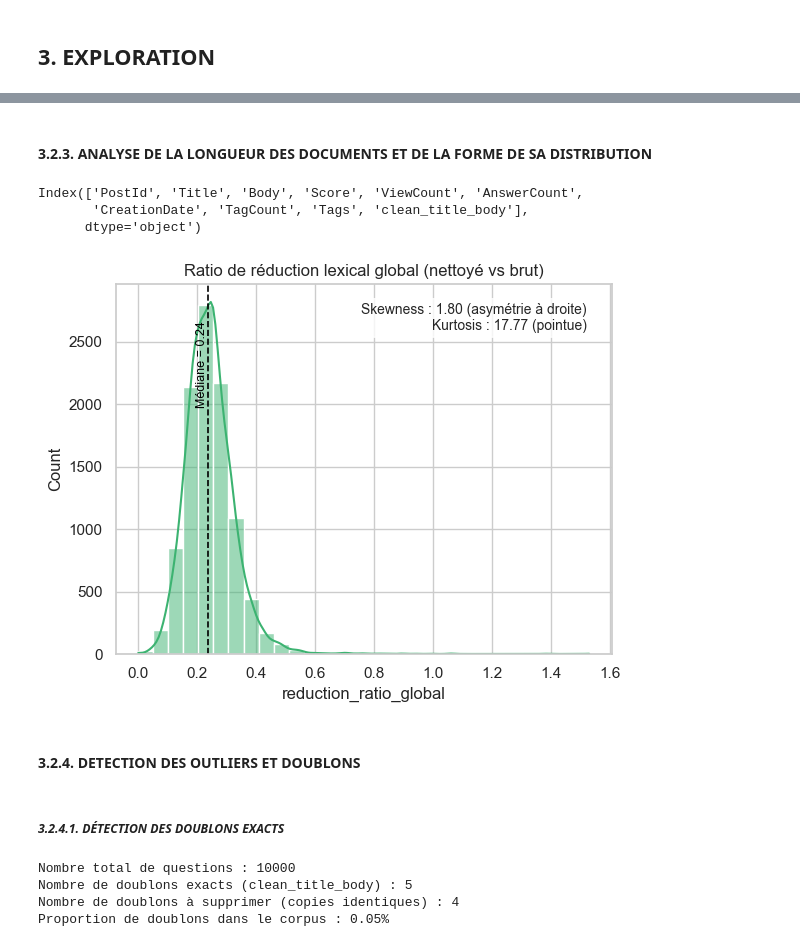
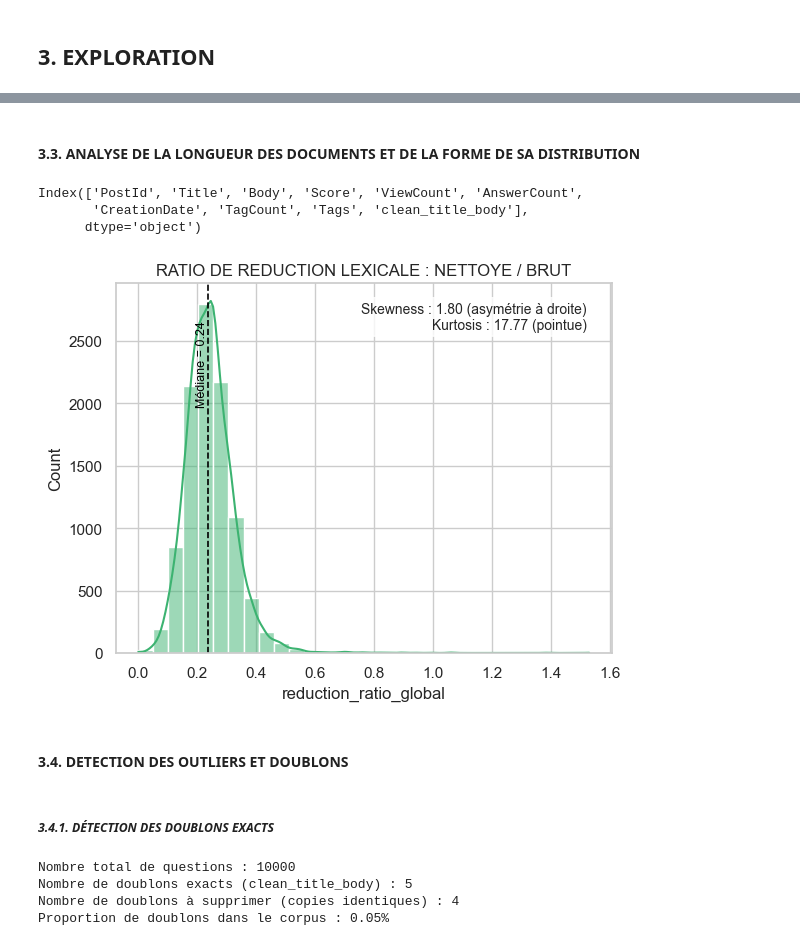
Before and after one commit to QuantumIza/tag-suggester, a Jupyter notebook: notebooks/1_exploration_et_cleaning.ipynb, the cells around one changed output, grey strips where cells are left out. Drawn from its saved outputs; the diff is of its cells as text; code cells hidden in the pictures.

```diff
--- a/notebooks/1_exploration_et_cleaning.ipynb
+++ b/notebooks/1_exploration_et_cleaning.ipynb
@@ -4,31 +4,14 @@
 import os
 print(f"# --- VERIFICATION DU REPERTOIRE COURANT : {os.getcwd()}")
 import sys
-# Remonte d'un niveau pour accéder à src/
+# --- ACCES A SRC
 project_root = os.path.abspath(os.path.join(os.getcwd(), ".."))
 src_path = os.path.join(project_root, "src")
 
-# Ajoute src/ au sys.path
+# A--- JOUT DE src AU sys.path
 if src_path not in sys.path:
     sys.path.append(src_path)
-
-print(f"✅ Chemin ajouté au sys.path : {src_path}")
-
-import os
-
-module_path = os.path.join(src_path, "tags_suggester")
-for root, dirs, files in os.walk(module_path):
-    for file in files:
-        if file.endswith(".py"):
-            full_path = os.path.join(root, file)
-            with open(full_path, "rb") as f:
-                content = f.read()
-                if b"\x00" in content:
-                    print(f"❌ Caractère nul détecté dans : {full_path}")
-                else:
-                    print(f"✅ OK : {full_path}")
-
-
+print(f"# --- CHEMIN AJOUTE AU sys.path : {src_path}")
 import pandas as pd
 import spacy
 import seaborn as sns
@@ -43,7 +26,6 @@ import joblib
 import ast
 from tags_suggester.preprocessing import text_cleaning
 from tags_suggester.preprocessing.text_cleaning import load_tech_terms
-print(load_tech_terms())
 from tags_suggester.eda.eda_analysis import plot_distribution
 # %% [output]
 # --- VERIFICATION DU REPERTOIRE COURANT : d:\machine_learning_training\openclassrooms_projects\05_categorisez_automatiquement_question\notebooks
@@ -742,39 +248,46 @@ eda.generate_wordcloud(
 # %% [markdown]
-#### **3.2.3. ANALYSE DE LA LONGUEUR DES DOCUMENTS ET DE LA FORME DE SA DISTRIBUTION**
+#### **3.3. ANALYSE DE LA LONGUEUR DES DOCUMENTS ET DE LA FORME DE SA DISTRIBUTION**
 # %%
 # -------------------------------------------
 # --- RECHARGEMENT DES MODULES D' EXPLORATION
 # -------------------------------------------
 import importlib
 import tags_suggester.eda.eda_analysis as eda
 importlib.reload(eda)
 
 display(full_explo.columns)
-# 🔹 Reconstruction du texte brut fusionné
+# ---------------------------------------------------------------
+# --- RECONSTRUCTION DU CORPUS BRUT PAR FUSION DE TITLE ET BODY
+# ---------------------------------------------------------------
 full_explo["title_body_raw"] = full_explo["Title"].fillna("") + " " + full_explo["Body"].fillna("")
-
-# 🔹 Calcul des longueurs en mots
+# ---------------------------------
+# --- CALCUL DES LONGUEURS EN MOTS
+# ---------------------------------
 full_explo["length_words_raw"] = full_explo["title_body_raw"].str.split().apply(len)
 full_explo["length_words_clean"] = full_explo["clean_title_body"].str.split().apply(len)
-
-# 🔹 Ratio de réduction lexical
+# -------------------------------------------------
+# --- RATIO DE REDUCTION LEXICALE : NETTOYE / BRUT
+# -------------------------------------------------
 full_explo["reduction_ratio_global"] = full_explo["length_words_clean"] / full_explo["length_words_raw"]
-
+# ----------------------------------------------------------------------
+# --- VISUALISATION DE CE RATIO DE REDUCTION LEXICALE : NETTOYE / BRUT
+# ----------------------------------------------------------------------
+title_ratio = "RATIO DE REDUCTION LEXICALE : NETTOYE / BRUT"
 eda.plot_distribution(
     ax=plt.gca(),
     data=full_explo["reduction_ratio_global"],
-    title="Ratio de réduction lexical global (nettoyé vs brut)",
+    title=f"{title_ratio}",
     color="mediumseagreen"
 )
 # %% [output]
 Index(['PostId', 'Title', 'Body', 'Score', 'ViewCount', 'AnswerCount',
        'CreationDate', 'TagCount', 'Tags', 'clean_title_body'],
       dtype='object')
-[figure, old version]
+[figure, new version]
 # %% [markdown]
-#### **3.2.4. DETECTION DES OUTLIERS ET DOUBLONS**
+#### **3.4. DETECTION DES OUTLIERS ET DOUBLONS**
 # %% [markdown]
-##### ***3.2.4.1. DÉTECTION DES DOUBLONS EXACTS***
+##### ***3.4.1. DÉTECTION DES DOUBLONS EXACTS***
 # %%
 # -------------------------------------------
 # --- RECHARGEMENT DES MODULES D' EXPLORATION
```
Also changed, not shown: parts of 93 cells of this notebook, 5 other files.
